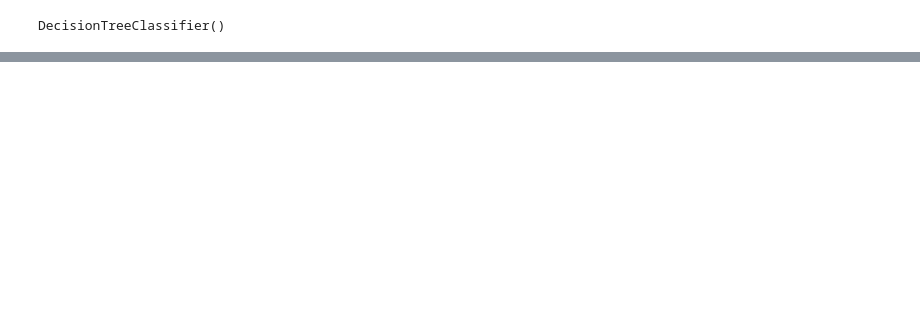
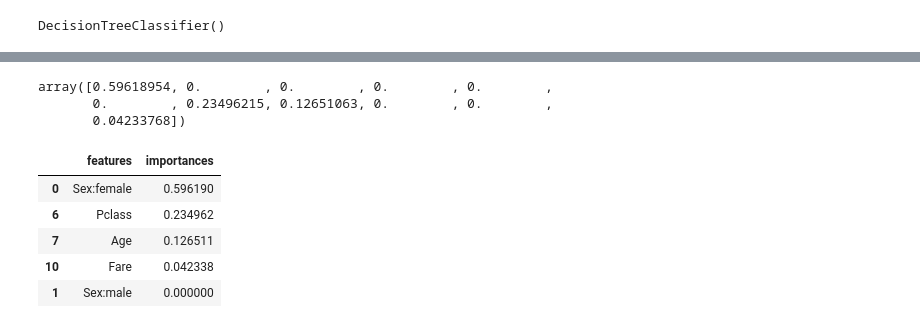
Before and after one commit to Grashch/Data-science, a Jupyter notebook: Titanic_Tree1.ipynb, the cells around one changed output, grey strips where cells are left out. Cells and saved outputs as stored; diff of their text form; code cells hidden in the pictures; blank space fills up the shorter version.

```diff
--- a/Titanic_Tree1.ipynb
+++ b/Titanic_Tree1.ipynb
@@ -153,8 +132,0 @@ test_data['Age'] = test_data['Age'].fillna(0)
-# %%
-features = ['Pclass', 'Sex', 'Age', 'SibSp', 'Parch', 'Fare', 'Embarked']
-X = train_data[features]
-y = train_data['Survived']
-X_train, X_test, y_train, y_test = train_test_split(X, y, test_size=0.3, random_state=42, stratify= X['Pclass'])
-
-tree = DecisionTreeClassifier()
-tree.fit(X_train, y_train)
@@ -176,12 +133,12 @@ accuracy, precision, recall, f1
 # %%
 grid = {
-    'criterion': ['gini', 'entropy', 'log_loss'],
-    'max_depth': [1, 2, 3, 5],
-    'min_samples_leaf': [27, 30, 31, 33]
+    'criterion' : ['gini', 'entropy', 'log_loss'],
+    'max_depth' : [2, 3, 5, 7],
+    'min_samples_leaf' : [4, 5, 6, 7],
+    'min_impurity_decrease' : [0.005, 0.007, 0.01, 0.012]
 }
 
 search = GridSearchCV(tree, grid)
-
 search.fit(X_train, y_train)
 # %% [output]
 GridSearchCV(estimator=DecisionTreeClassifier(),
@@ -195,3 +148,0 @@ search.best_params_
-# %%
-tree1 = DecisionTreeClassifier(**search.best_params_)
-tree1.fit(X_train, y_train)
@@ -246,12 +149,2 @@ NameError: name 'mean_squared_error' is not defined
-# %%
-grid = {
-    'criterion': ['gini', 'entropy', 'log_loss'],
-    'max_depth': [5, 10, 15],
-    'min_samples_leaf': [1, 2, 3]
-}
-
-search = GridSearchCV(tree, grid)
-
-search.fit(X_train, y_train)
 # %%
 search.best_params_
@@ -269,0 +168,18 @@ test_data.head().transpose()
+# %%
+tree1.feature_importances_
+# %% [output]
+array([0.59618954, 0.        , 0.        , 0.        , 0.        ,
+       0.        , 0.23496215, 0.12651063, 0.        , 0.        ,
+       0.04233768])
+# %%
+pd.DataFrame({
+    'features' : categories + num_features,
+    'importances' : tree1.feature_importances_
+}).sort_values('importances', ascending=False).iloc[:5]
+# %% [output]
+|  | features | importances |
+| 0 | Sex:female | 0.596190 |
+| 6 | Pclass | 0.234962 |
+| 7 | Age | 0.126511 |
+| 10 | Fare | 0.042338 |
+| 1 | Sex:male | 0.000000 |
```
Also changed, not shown: parts of 31 cells of this notebook.
